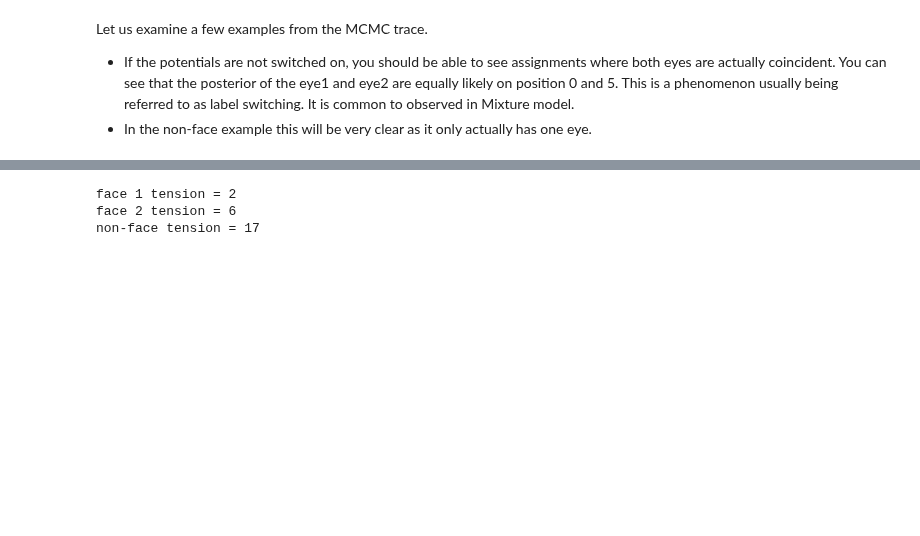
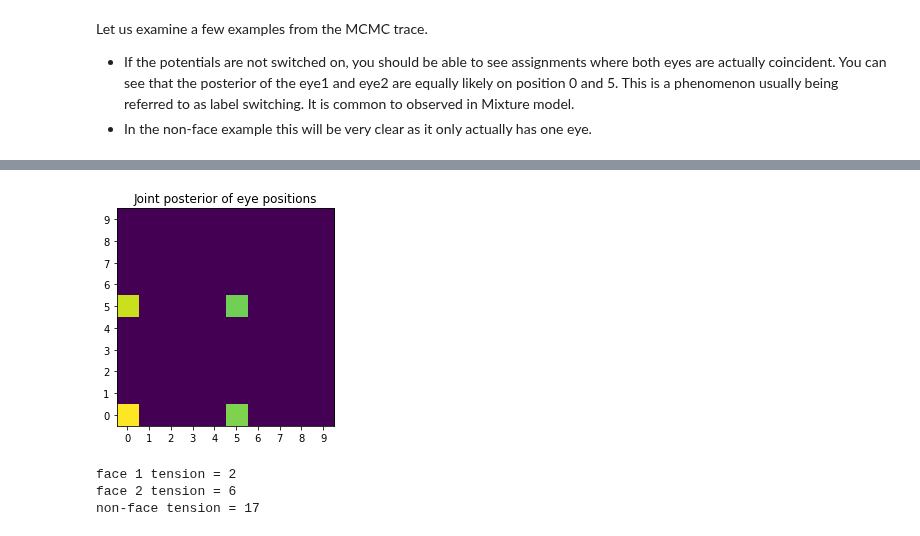
Before and after one commit to fonnesbeck/PyMC3_DataScienceLA, a Jupyter notebook: notebooks/2a. Model Building with PyMC3.ipynb, the cells around one changed output, grey strips where cells are left out. Cells and saved outputs as stored; diff of their text form; code cells hidden in the pictures; blank space fills up the shorter version.

```diff
--- a/notebooks/2a. Model Building with PyMC3.ipynb
+++ b/notebooks/2a. Model Building with PyMC3.ipynb
@@ -219,3 +223,14 @@ tr[1], tr[2], tr[3], tr[4], tr[5], tr[6], tr[7], tr[8]
+# %%
+import matplotlib.pyplot as plt
+%matplotlib inline
+
+plt.hist2d(tr['eye1_ndx'], tr['eye2_ndx'], bins=(np.arange(11) - 0.5, np.arange(11) - 0.5))
+plt.xticks(np.arange(11))
+plt.yticks(np.arange(11))
+plt.axis('square')
+plt.title('Joint posterior of eye positions');
+# %% [output]
+[figure, added]
 # %%
 import math
 
```
Also changed, not shown: parts of 8 cells of this notebook.
